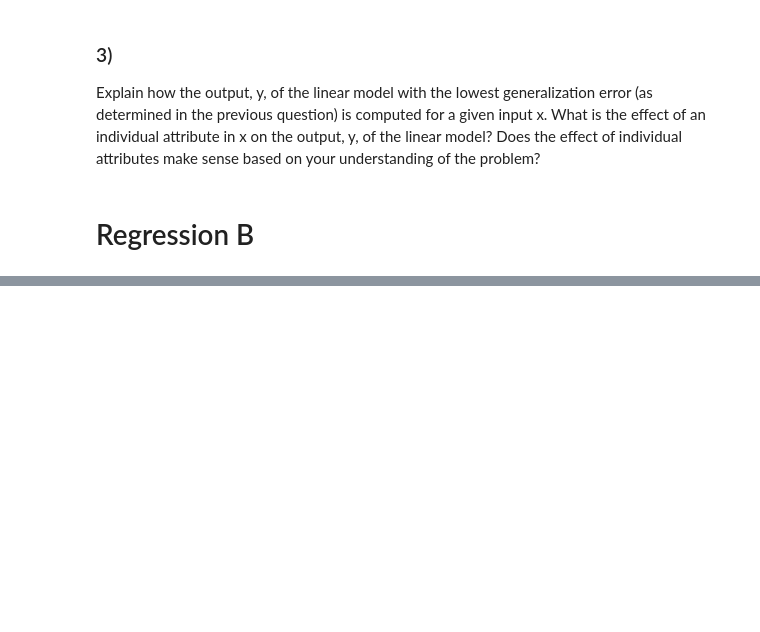
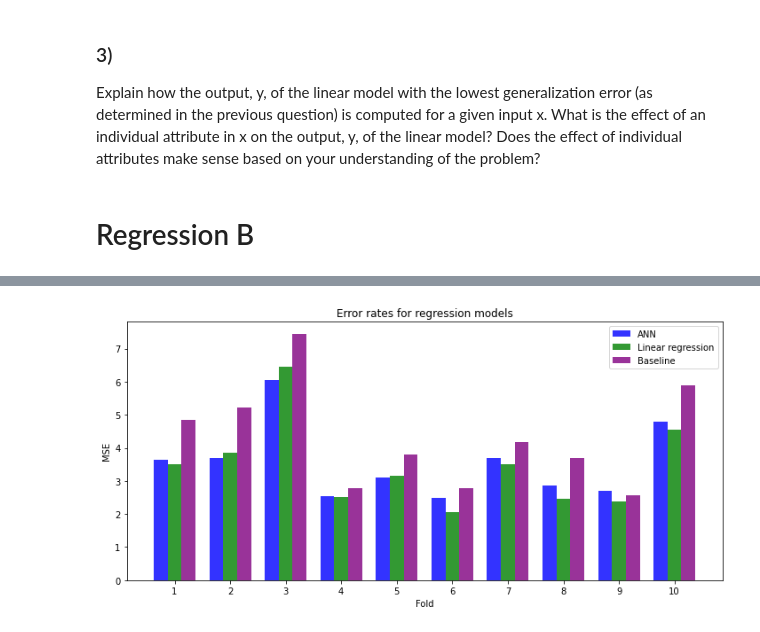
Before and after one commit to FrederikvSvane/Machine-Learning-Project1, a Jupyter notebook: Project2/main3.ipynb, the cells around one changed output, grey strips where cells are left out. Saved outputs shown, nothing was run; the diff lists cells and outputs as text; code cells hidden in the pictures; blank space fills up the shorter version.

```diff
--- a/Project2/main3.ipynb
+++ b/Project2/main3.ipynb
@@ -412,0 +469,21 @@ KeyboardInterrupt:
+# %%
+# plot hist of ANN, RLR and baseline together so there is 3 bars for each fold
+fig, ax = plt.subplots(figsize=(10,5))
+index = np.arange(K1)
+bar_width = 0.25
+opacity = 0.8
+
+rects1 = plt.bar(index, ANN_overall_error, bar_width, alpha=opacity, color='b',label='ANN')
+rects2 = plt.bar(index + bar_width, Error_test_rlr.flatten(), bar_width, alpha=opacity, color='g',label='Linear regression')
+rects3 = plt.bar(index + bar_width + bar_width, Error_test_baseline.flatten(), bar_width, alpha=opacity, color='purple',label='Baseline')
+
+plt.xlabel('Fold')
+plt.ylabel('MSE')
+plt.title('Error rates for regression models')
+plt.xticks(index + bar_width, np.arange(1, K1+1))
+plt.legend()
+
+plt.tight_layout()
+plt.show()
+# %% [output]
+[figure, added]
```
Also changed, not shown: parts of 12 cells of this notebook.
